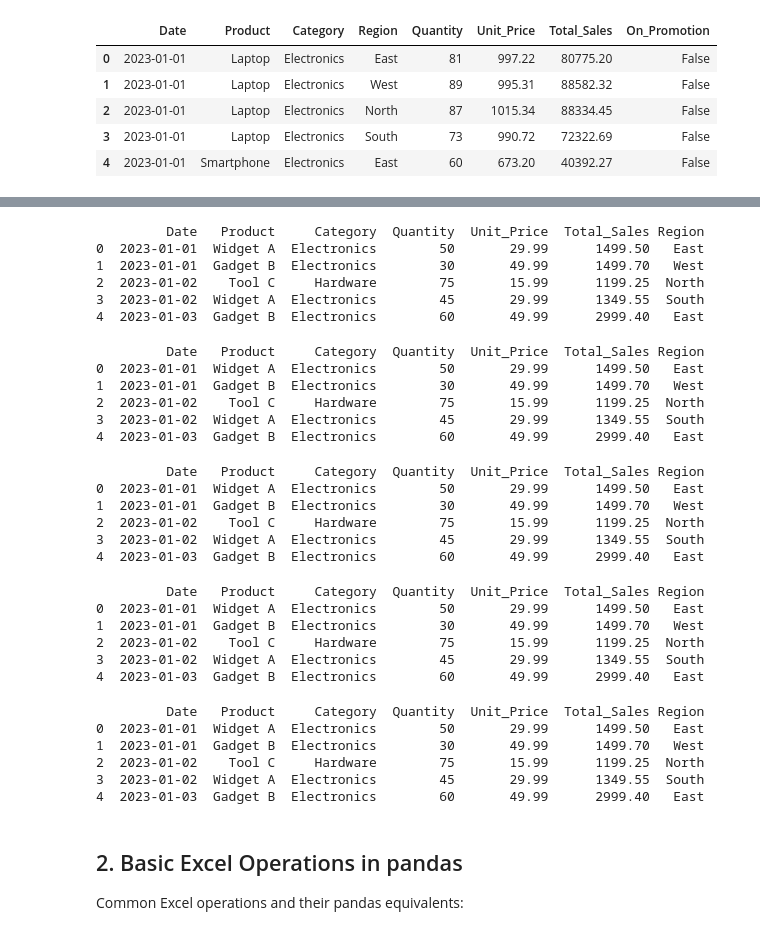
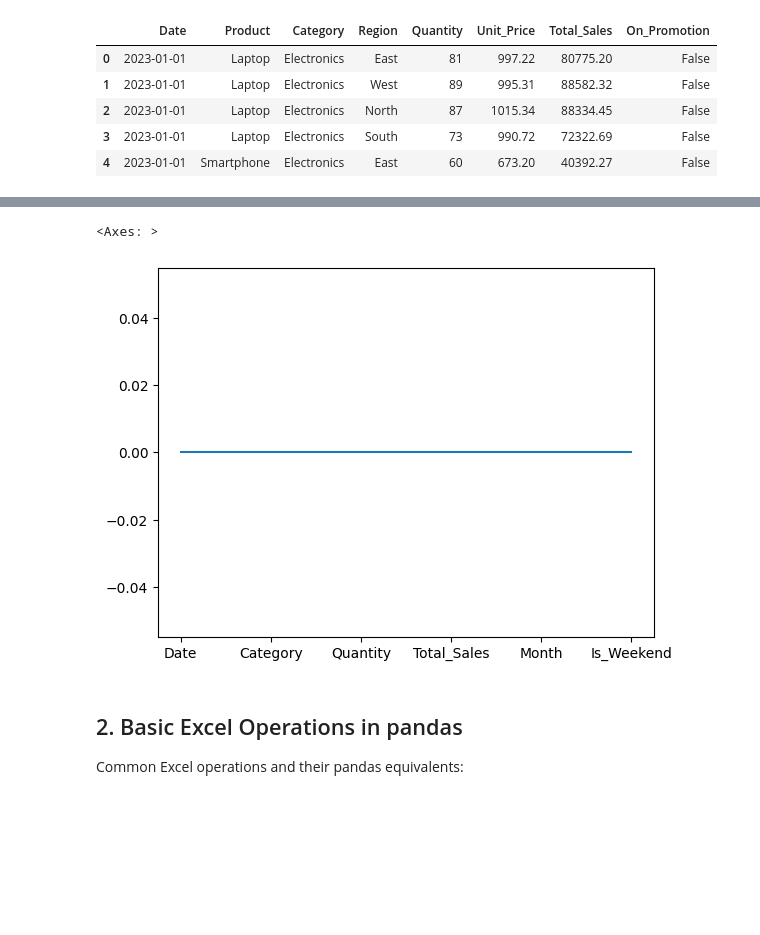
Before and after one commit to Gachaupatrick/gachau_learning, a Jupyter notebook: modules/module1_foundation/notebooks/02_pandas_intro.ipynb, the cells around one changed output, grey strips where cells are left out. Cells and saved outputs as stored; diff of their text form; code cells hidden in the pictures; blank space fills up the shorter version.

```diff
--- a/modules/module1_foundation/notebooks/02_pandas_intro.ipynb
+++ b/modules/module1_foundation/notebooks/02_pandas_intro.ipynb
@@ -14,5 +14,5 @@ import matplotlib.pyplot as plt
 import seaborn as sns
 
 # Set plot style
-plt.style.use('seaborn')
-%matplotlib inline
+#plt.style.use('seaborn')
+#%matplotlib inline
@@ -157,58 +45,8 @@ print(sales.head())
-# %%
-import pandas as pd
-sales = pd.read_csv('E:\Data Science\gachau_learning\datasets\sales\sample_sales_data.csv')
-print(sales.head())
-# %% [output]
-         Date   Product     Category  Quantity  Unit_Price  Total_Sales Region
-0  2023-01-01  Widget A  Electronics        50       29.99      1499.50   East
-1  2023-01-01  Gadget B  Electronics        30       49.99      1499.70   West
-2  2023-01-02    Tool C     Hardware        75       15.99      1199.25  North
-3  2023-01-02  Widget A  Electronics        45       29.99      1349.55  South
-4  2023-01-03  Gadget B  Electronics        60       49.99      2999.40   East
-# %%
-import pandas as pd
-sales = pd.read_csv('E:\Data Science\gachau_learning\datasets\sales\sample_sales_data.csv')
-print(sales.head())
-# %% [output]
-         Date   Product     Category  Quantity  Unit_Price  Total_Sales Region
-0  2023-01-01  Widget A  Electronics        50       29.99      1499.50   East
-1  2023-01-01  Gadget B  Electronics        30       49.99      1499.70   West
-2  2023-01-02    Tool C     Hardware        75       15.99      1199.25  North
-3  2023-01-02  Widget A  Electronics        45       29.99      1349.55  South
-4  2023-01-03  Gadget B  Electronics        60       49.99      2999.40   East
-# %%
-import pandas as pd
-sales = pd.read_csv('E:\Data Science\gachau_learning\datasets\sales\sample_sales_data.csv')
-print(sales.head())
-# %% [output]
-         Date   Product     Category  Quantity  Unit_Price  Total_Sales Region
-0  2023-01-01  Widget A  Electronics        50       29.99      1499.50   East
-1  2023-01-01  Gadget B  Electronics        30       49.99      1499.70   West
-2  2023-01-02    Tool C     Hardware        75       15.99      1199.25  North
-3  2023-01-02  Widget A  Electronics        45       29.99      1349.55  South
-4  2023-01-03  Gadget B  Electronics        60       49.99      2999.40   East
-# %%
-import pandas as pd
-sales = pd.read_csv('E:\Data Science\gachau_learning\datasets\sales\sample_sales_data.csv')
-print(sales.head())
-# %% [output]
-         Date   Product     Category  Quantity  Unit_Price  Total_Sales Region
-0  2023-01-01  Widget A  Electronics        50       29.99      1499.50   East
-1  2023-01-01  Gadget B  Electronics        30       49.99      1499.70   West
-2  2023-01-02    Tool C     Hardware        75       15.99      1199.25  North
-3  2023-01-02  Widget A  Electronics        45       29.99      1349.55  South
-4  2023-01-03  Gadget B  Electronics        60       49.99      2999.40   East
-# %%
-import pandas as pd
-sales = pd.read_csv('E:\Data Science\gachau_learning\datasets\sales\sample_sales_data.csv')
-print(sales.head())
-# %% [output]
-         Date   Product     Category  Quantity  Unit_Price  Total_Sales Region
-0  2023-01-01  Widget A  Electronics        50       29.99      1499.50   East
-1  2023-01-01  Gadget B  Electronics        30       49.99      1499.70   West
-2  2023-01-02    Tool C     Hardware        75       15.99      1199.25  North
-3  2023-01-02  Widget A  Electronics        45       29.99      1349.55  South
-4  2023-01-03  Gadget B  Electronics        60       49.99      2999.40   East
+# %%
+sales_df.isna().sum().plot()
+# %% [output]
+<Axes: >
+[figure, added]
 # %% [markdown]
 ## 2. Basic Excel Operations in pandas
 
```
Also changed, not shown: parts of 16 cells of this notebook, 1 other file.
